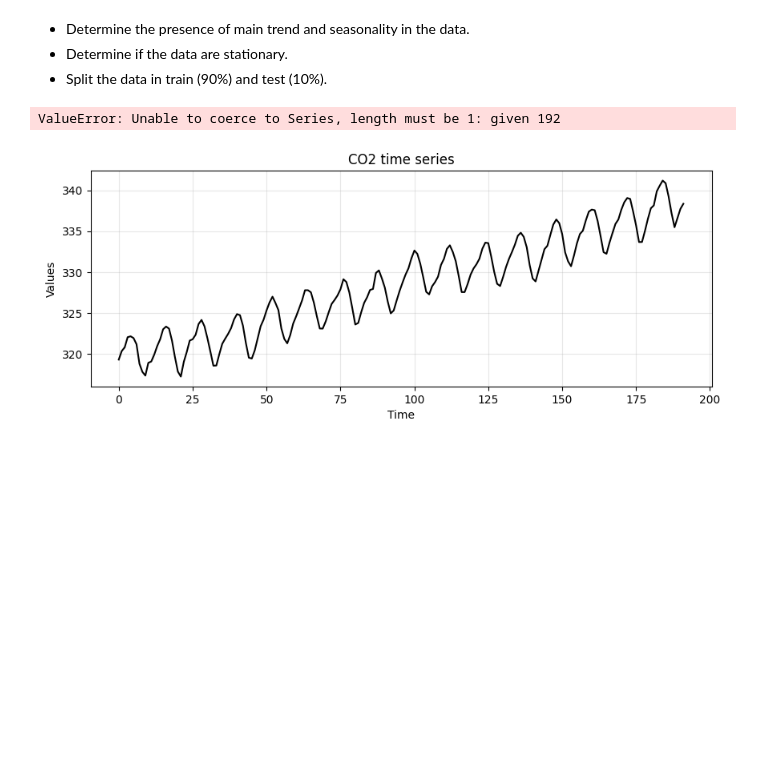
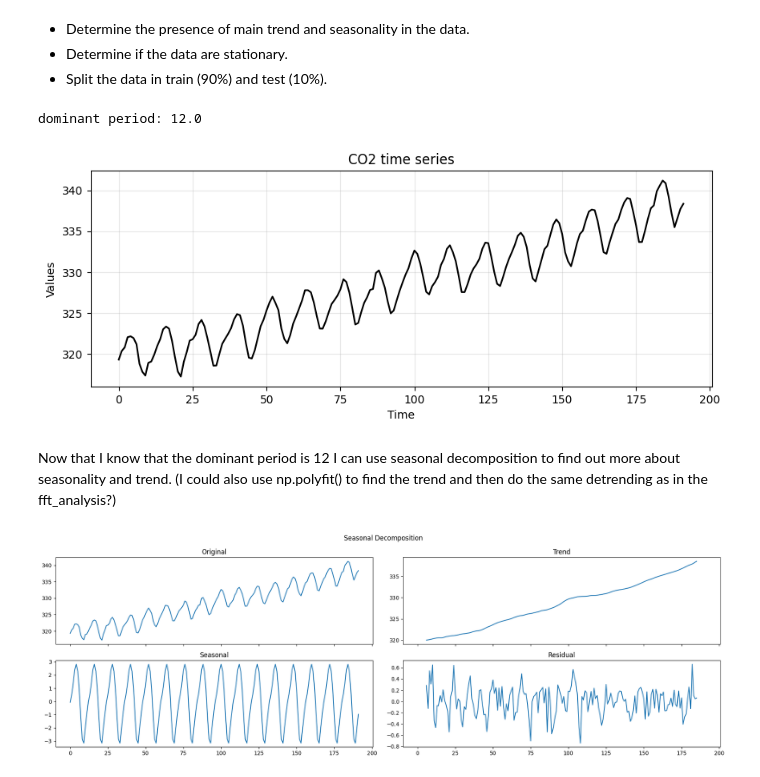
Before and after one commit to Selkief/python-time-series-handbook, a Jupyter notebook: exercises5-8.ipynb, the cells around one changed output. Cells and saved outputs as stored; diff of their text form; code cells hidden in the pictures; blank space fills up the shorter version.

```diff
--- a/exercises5-8.ipynb
+++ b/exercises5-8.ipynb
@@ -44,9 +58,30 @@ co2
 # %%
 #visualize the time series --> always helpful
 co2_time = np.arange(len(co2))
+#reshape data into a 1D numpy array (it seems to be some list of shape (192,1))
+co2 = np.array(co2).flatten()
 run_sequence_plot(co2_time, co2, "CO2 time series")
 
 period, _, _ = fft_analysis(np.array(co2))
+print(f"dominant period: {period}")
 # %% [output]
-ValueError: Unable to coerce to Series, length must be 1: given 192
+dominant period: 12.0
 [figure]
+# %% [markdown]
+Now that I know that the dominant period is 12 I can use seasonal decomposition to find out more about seasonality and trend. (I could also use np.polyfit() to find the trend and then do the same detrending as in the fft_analysis?)
+# %%
+decomposition = seasonal_decompose(co2, "additive", period=12)
+
+fig, axs = plt.subplots(2,2, sharex=True, figsize=(18,6))
+axs[0,0].plot(co2)
+axs[0,0].set_title('Original')
+axs[0,1].plot(decomposition.trend)
+axs[0,1].set_title('Trend')
+axs[1,0].plot(decomposition.seasonal)
+axs[1,0].set_title('Seasonal')
+axs[1,1].plot(decomposition.resid)
+axs[1,1].set_title('Residual')
+plt.suptitle("Seasonal Decomposition")
+plt.tight_layout()
+# %% [output]
+[figure, added]
```
Also changed, not shown: parts of 24 cells of this notebook, 1 other file.
